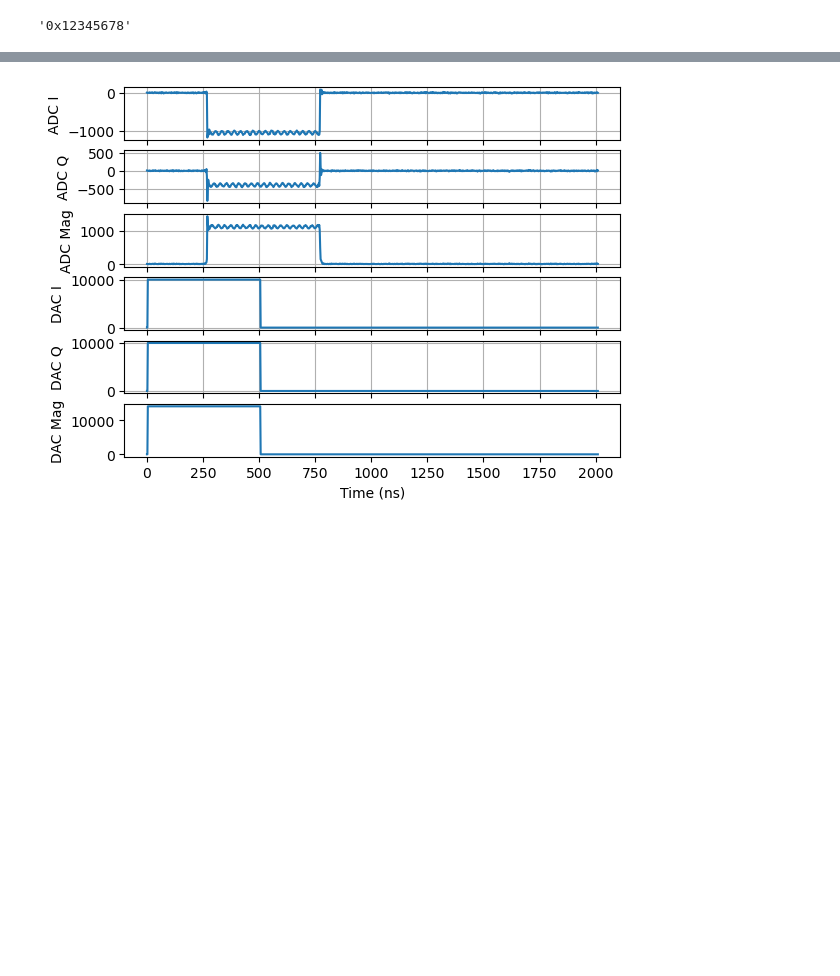
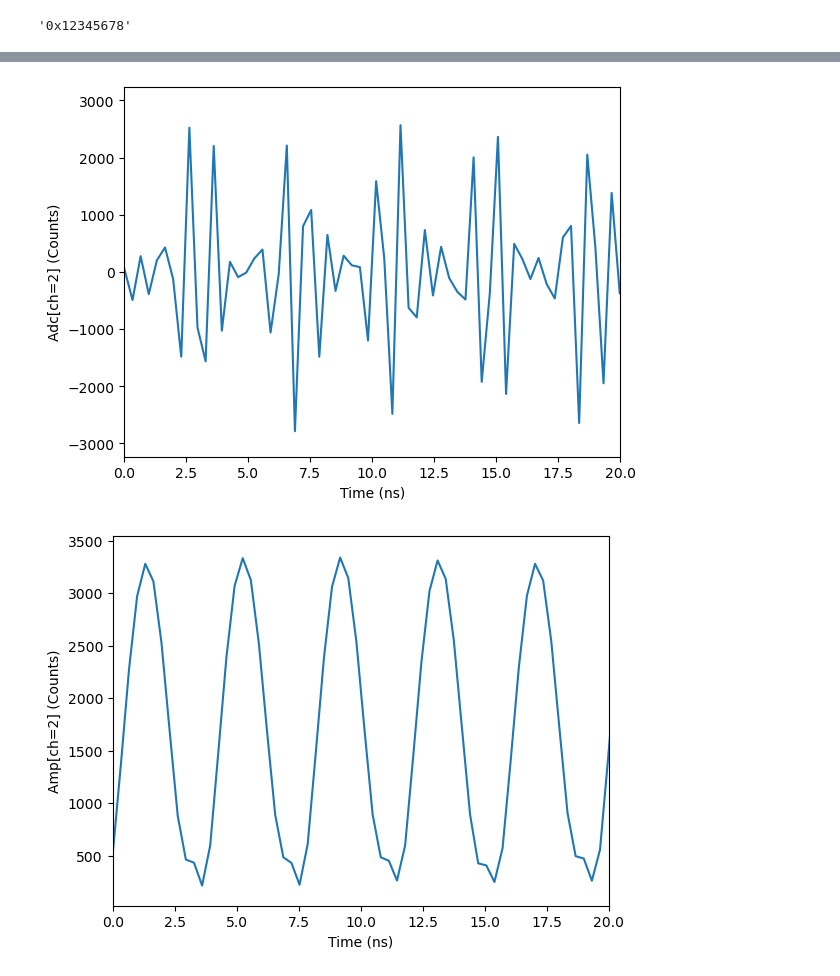
Before and after one commit to slaclab/kek-bpm-rfsoc-dev, a Jupyter notebook: software/notebooks/epics4_pv_access_example.ipynb, the cells around one changed output, grey strips where cells are left out. Drawn from its saved outputs; the diff is of its cells as text; code cells hidden in the pictures; blank space fills up the shorter version.

```diff
--- a/software/notebooks/epics4_pv_access_example.ipynb
+++ b/software/notebooks/epics4_pv_access_example.ipynb
@@ -105,9 +123,12 @@ def TriggerThenPlotWavform():
 # %%
-# Set both ADC and DAC to use a 1000 MHz NCO for digital RF mixing
-SetAdcNco(ncoFreqMhz=1000.0)
-SetDacNco(ncoFreqMhz=1000.0)
+# Trigger the Live display
+TrigRingBuffer(trigType='liveDisplay')
 
-# Then trigger then plot waveforms
-TriggerThenPlotWavform()
+# Plot ADC[CH=2]
+PlotWavform(plotType='liveDisplay',dataType='Adc',ch=2,xMin=0,xMax=20)
+
+# Plot AMP[CH=2]
+PlotWavform(plotType='liveDisplay',dataType='Amp',ch=2,xMin=0,xMax=20)
 # %% [output]
-[figure, old version]
+[figure, new version]
+[figure, added]
```
Also changed, not shown: parts of 8 cells of this notebook, 2 other files.
